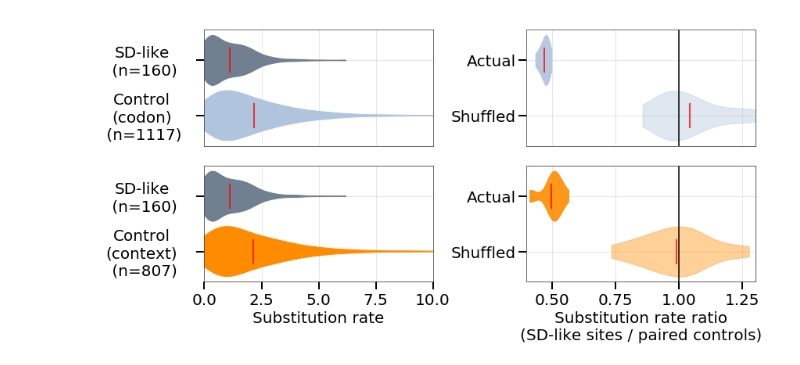
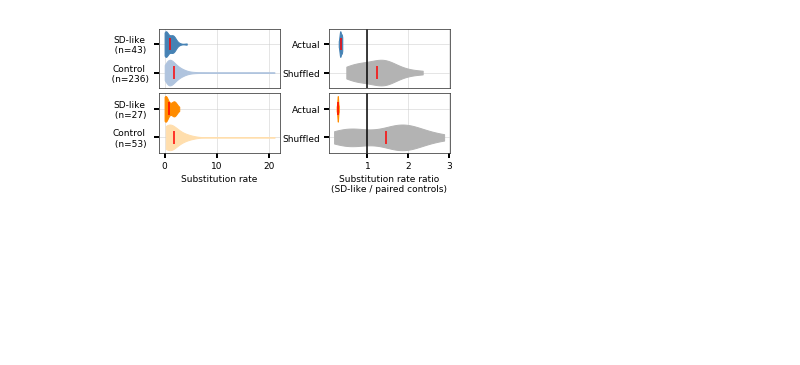
Before and after one commit to adamhockenberry/Internal_SD_conservation, a Jupyter notebook: Code/pretty_figures.ipynb, the cells around one changed output. Drawn from its saved outputs; the diff is of its cells as text; code cells hidden in the pictures; blank space fills up the shorter version.

```diff
--- a/Code/pretty_figures.ipynb
+++ b/Code/pretty_figures.ipynb
@@ -6,10 +6,10 @@ from matplotlib import pyplot as plt
 import numpy as np
 # %%
 import matplotlib
-matplotlib.rcParams['xtick.labelsize'] = 20
-matplotlib.rcParams['ytick.labelsize'] = 20
-matplotlib.rcParams['axes.labelsize'] = 20
-matplotlib.rcParams['axes.titlesize'] = 20
+matplotlib.rcParams['xtick.labelsize'] = 9
+matplotlib.rcParams['ytick.labelsize'] = 9
+matplotlib.rcParams['axes.labelsize'] = 9
+matplotlib.rcParams['axes.titlesize'] = 10
 
 matplotlib.rcParams['axes.grid'] = True
 matplotlib.rcParams['grid.color'] = '0.8'
@@ -21,8 +21,8 @@ matplotlib.rcParams['ytick.color'] = '0'
 
 matplotlib.rcParams['xtick.major.width'] = 2
 matplotlib.rcParams['ytick.major.width'] = 2
-matplotlib.rcParams['ytick.major.size'] = 10
-matplotlib.rcParams['xtick.major.size'] = 10
+matplotlib.rcParams['ytick.major.size'] = 5
+matplotlib.rcParams['xtick.major.size'] = 5
 # matplotlib.rcParams['axes.spines.right'] = False
 # matplotlib.rcParams['axes.spines.left'] = False
 # matplotlib.rcParams['axes.spines.top'] = False
@@ -37,100 +37,107 @@ matplotlib.rcParams['axes.axisbelow'] = True
 # %%
-file_name_modifiers = 'hyphy_threshold=-4.5_Conserved=False_ThreePrime=True'
-
-df_raw = pd.read_csv('../Results/temp_df_{}.csv'.format(file_name_modifiers))
-df_ratios = pd.read_csv('../Results/temp_df_{}_ratios.csv'.format(file_name_modifiers))
+# file_name_modifiers = 'df_hyphy_Escherichia_Threshold=-20.0to-4.5_Conserved=True_NtRestriction=None'
+file_name_modifiers = 'df_hyphy_Escherichia_Threshold=-20.0to-4.5_Conserved=True_NtRestriction=None_Subset=preceding_Position_limitation=3prime'
+df_raw = pd.read_csv('../Results/Dataframes/{}_all.csv'.format(file_name_modifiers))
+df_ratios = pd.read_csv('../Results/Dataframes/{}_ratios.csv'.format(file_name_modifiers))
 # %%
-fig = plt.figure(figsize=(12,6))
+fig = plt.figure(figsize=(5,2.5))
 ax1 = fig.add_subplot(221)
-columns = ['Control\n(codon)', 'SD-like']
+columns = ['Control\n(codon)', 'SD-like(codon)']
 plot_data = [df_raw[df_raw[i].isnull()==False][i] for i in columns]
 violin_parts = ax1.violinplot(plot_data, points=1000, showextrema=False, showmeans=True, widths=0.9, vert=False);
 ax1.set_yticks(list(range(1,len(columns)+1)))
-column_plus_n = [i+'\n (n={})'.format(len(df_raw[df_raw[i].isnull()==False])) for i in columns]
+# column_plus_n = [i.split('\n')[0]+'\n (n={})'.format(len(df_raw[df_raw[i].isnull()==False])) for i in columns]
+column_plus_n = [i.split('\n')[0]+'\n   (n={})  '.format(len(df_raw[df_raw[i].isnull()==False])) for i in columns]
+column_plus_n = [i.replace('(codon)', '') for i in column_plus_n]
 ax1.set_yticklabels(column_plus_n, ha='center')
 for i, pc in enumerate(violin_parts['bodies']):
-    if i == 1:
-        pc.set_facecolor('slategray')
-        pc.set_edgecolor('slategray')
-        pc.set_alpha(1)
     if i == 0:
         pc.set_facecolor('lightsteelblue')
         pc.set_edgecolor('lightsteelblue')
         pc.set_alpha(1)
+    if i == 1:
+        pc.set_facecolor('steelblue')
+        pc.set_edgecolor('steelblue')
+        pc.set_alpha(1)
 violin_parts['cmeans'].set_edgecolor('r')
-ax1.tick_params(axis='y', which='major', pad=70)
+ax1.tick_params(axis='y', which='major', pad=25)
 
 ax3 = fig.add_subplot(223, sharex=ax1)
-columns = ['Control\n(context)', 'SD-like']
+columns = ['Control\n(context)', 'SD-like(trint)']
 plot_data = [df_raw[df_raw[i].isnull()==False][i] for i in columns]
 violin_parts = ax3.violinplot(plot_data, points=1000, showextrema=False, showmeans=True, widths=0.9, vert=False);
 ax3.set_yticks(list(range(1,len(columns)+1)))
-column_plus_n = [i+'\n (n={})'.format(len(df_raw[df_raw[i].isnull()==False])) for i in columns]
+column_plus_n = [i.split('\n')[0]+'\n (n={})'.format(len(df_raw[df_raw[i].isnull()==False])) for i in columns]
+column_plus_n = [i.replace('(trint)', '') for i in column_plus_n]
 ax3.set_yticklabels(column_plus_n, ha='center')
 ax3.set_xlabel('Substitution rate')
 for i, pc in enumerate(violin_parts['bodies']):
+    if i == 0:
+        pc.set_facecolor('navajowhite')
+        pc.set_edgecolor('navajowhite')
+        pc.set_alpha(1)
     if i == 1:
-        pc.set_facecolor('slategray')
-        pc.set_edgecolor('slategray')
-        pc.set_alpha(1)
-    if i == 0:
         pc.set_facecolor('darkorange')
         pc.set_edgecolor('darkorange')
         pc.set_alpha(1)
 violin_parts['cmeans'].set_edgecolor('r')
 
-ax3.tick_params(axis='y', which='major', pad=70)
-ax3.set_xlim(0, 10)
+ax3.tick_params(axis='y', which='major', pad=25)
+# ax3.set_xlim(0, 10)
+# ax3.set_xlim(0, 20)
 
 ax2 = fig.add_subplot(222)
 violin_parts = ax2.violinplot([df_ratios['Shuffled_rats_codon'], df_ratios['Actual_rats_codon'],],\
                               widths=0.9, showextrema=False, showmeans=True, vert=False)
 for i, pc in enumerate(violin_parts['bodies']):
     if i==0:
-        pc.set_facecolor('lightsteelblue')
-        pc.set_edgecolor('lightsteelblue')
-        pc.set_alpha(0.4)
+        pc.set_facecolor('0.7')
+        pc.set_edgecolor('0.7')
+        pc.set_alpha(1)
     if i==1:
-        pc.set_facecolor('lightsteelblue')
-        pc.set_edgecolor('lightsteelblue')
-        pc.set_alpha(0.9)
+        pc.set_facecolor('steelblue')
+        pc.set_edgecolor('steelblue')
+        pc.set_alpha(1)
 violin_parts['cmeans'].set_edgecolor('r')
 ax2.axvline(1, c='k')
 ax2.set_yticks(list(range(1,len(columns)+1)))
 ax2.set_yticklabels(['Shuffled', 'Actual', ], ha='right')
 
 ax4 = fig.add_subplot(224, sharex=ax2)
 violin_parts = ax4.violinplot([df_ratios['Shuffled_rats_trint'], df_ratios['Actual_rats_trint']],\
                               widths=0.9, showextrema=False, showmeans=True, vert=False)
 for i, pc in enumerate(violin_parts['bodies']):
     if i==0:
-        pc.set_facecolor('darkorange')
-        pc.set_edgecolor('darkorange')
-        pc.set_alpha(0.4)
+        pc.set_facecolor('0.7')
+        pc.set_edgecolor('0.7')
+        pc.set_alpha(1)
     if i==1:
         pc.set_facecolor('darkorange')
         pc.set_edgecolor('darkorange')
-        pc.set_alpha(0.9)
+        pc.set_alpha(1)
 violin_parts['cmeans'].set_edgecolor('r')
 ax4.axvline(1, c='k')
 ax4.set_yticks(list(range(1,len(columns)+1)))
 ax4.set_yticklabels(['Shuffled', 'Actual', ], ha='right')
-ax4.set_xlim(0.4, 1.3)
+# ax4.set_xticks(np.arange(0, 2.1, 1))
+# ax4.set_xlim(0, 2.1)
+# ax4.set_xlim(0.25, 1.3)
+# ax4.set_xlim(0.88, 1.41)
 
 
-ax4.set_xlabel('Substitution rate ratio\n(SD-like sites / paired controls)')
+ax4.set_xlabel('Substitution rate ratio\n(SD-like / paired controls)')
 plt.setp(ax2.get_xticklabels(), visible=False);
 plt.setp(ax1.get_xticklabels(), visible=False);
 
 
 for line in ax2.xaxis.get_ticklines():
     line.set_markersize(0)
     line.set_markeredgewidth(0)
 for line in ax1.xaxis.get_ticklines():
     line.set_markersize(0)
     line.set_markeredgewidth(0)
-plt.tight_layout()
+plt.tight_layout(pad=0.5, w_pad=-0.1, h_pad=-0.2)
 
-plt.savefig('../Results/fig_{}.pdf'.format(file_name_modifiers))
+plt.savefig('../Results/Figures/fig_{}.pdf'.format(file_name_modifiers))
 # %% [output]
-[figure, old version]
+[figure, new version]
```
Also changed, not shown: parts of 13 cells of this notebook, 5 other files.
